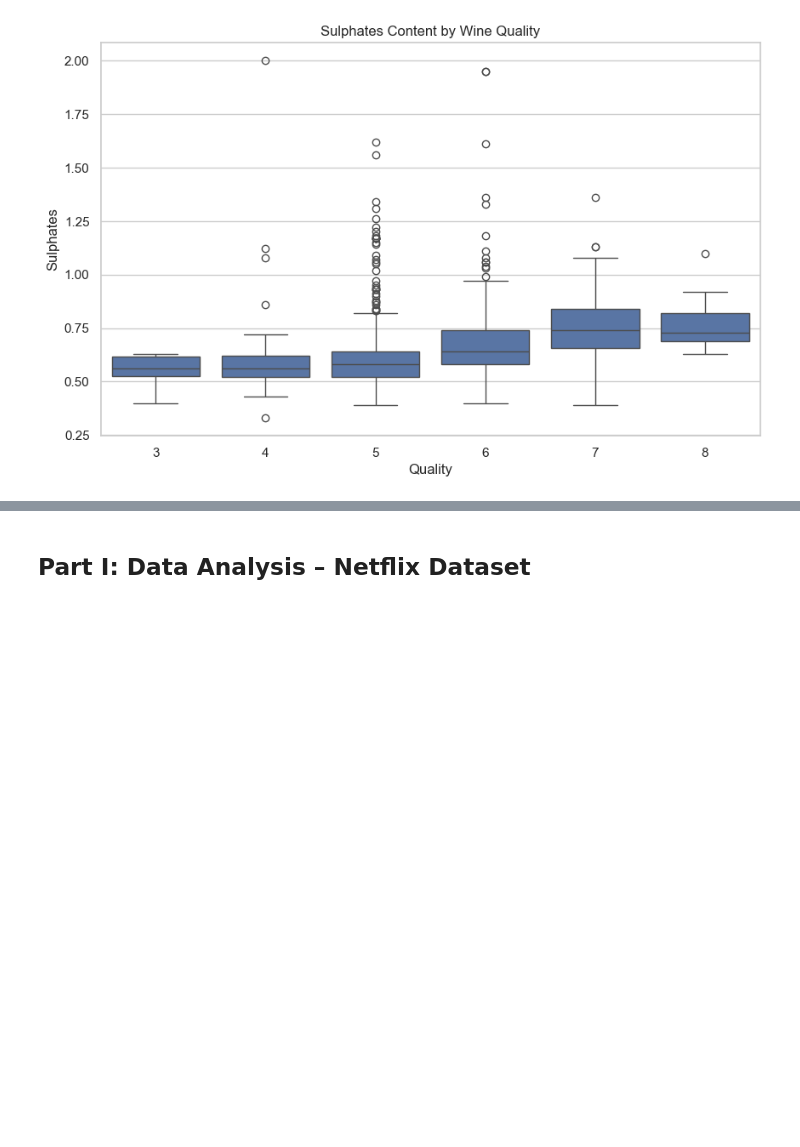
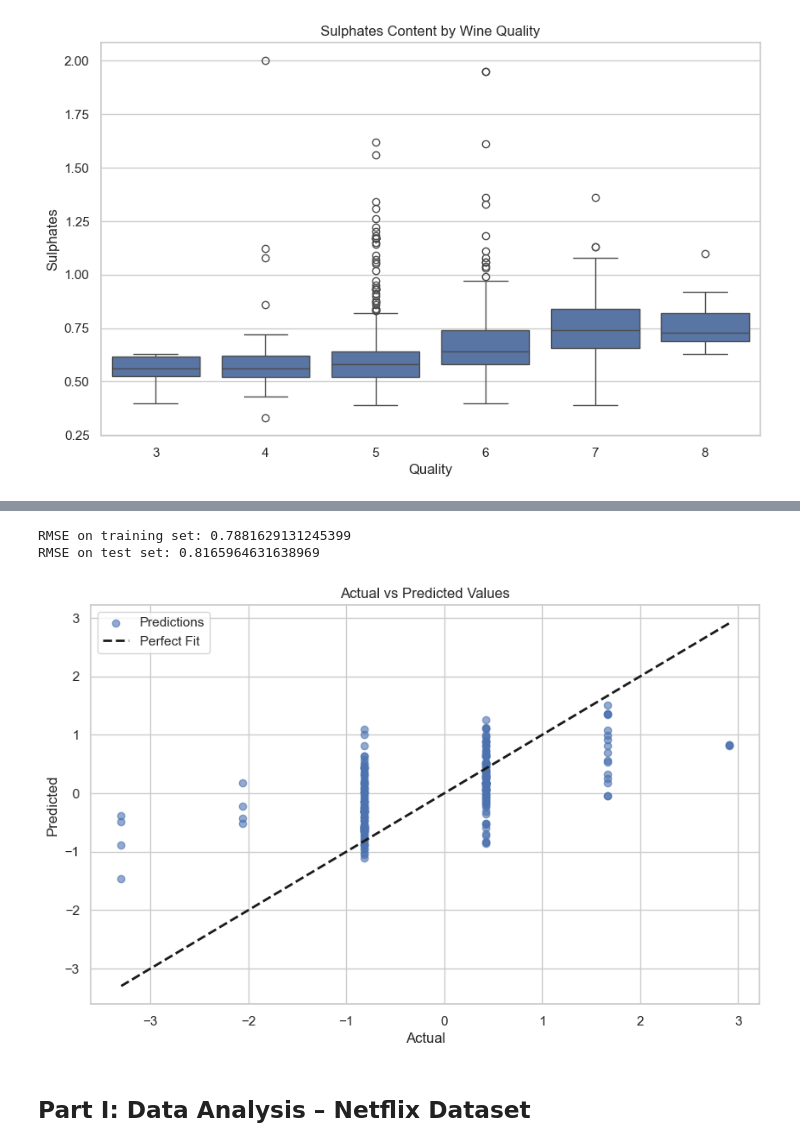
Before and after one commit to siqic4747/CSE474-574_Assignment_2, a Jupyter notebook: mthamilv_scheng42_assignment2_checkpoint.ipynb, the cells around one changed output, grey strips where cells are left out. Cells and saved outputs as stored; diff of their text form; code cells hidden in the pictures; blank space fills up the shorter version.

Commit message:
add wine datasets part II

```diff
--- a/mthamilv_scheng42_assignment2_checkpoint.ipynb
+++ b/mthamilv_scheng42_assignment2_checkpoint.ipynb
@@ -175,0 +207,12 @@ plt.show()
+# %%
+# 5. Create data matrices X and y
+X = df_wine.drop(columns=['quality']).values
+y = y.reshape(-1, 1)
+
+# Add bias term
+X = np.hstack((np.ones((X.shape[0], 1)), X))
+# %%
+# 6. Split the dataset into 80% training and 20% testing sets
+split_index = int(0.8 * X.shape[0])
+X_train, X_test = X[:split_index], X[split_index:]
+y_train, y_test = y[:split_index], y[split_index:]
@@ -175,0 +230,4 @@ plt.show()
+# %%
+# 8. Calculate the weight vector w using the OLS equation
+w = np.linalg.inv(X_train.T @ X_train) @ X_train.T @ y_train
+print("Weights:", w)
@@ -176,3 +248,29 @@ plt.show()
+# %%
+# 9. Get predictions
+y_pred_train = X_train @ w
+y_pred_test = X_test @ w
+
+# Calculate RMSE
+rmse_train = np.sqrt(np.mean((y_train - y_pred_train) ** 2))
+rmse_test = np.sqrt(np.mean((y_test - y_pred_test) ** 2))
+
+print("RMSE on training set:", rmse_train)
+print("RMSE on test set:", rmse_test)
+# %% [output]
+RMSE on training set: 0.7881629131245399
+RMSE on test set: 0.8165964631638969
+# %%
+# 10. Plot predictions vs actual data
+plt.figure(figsize=(10, 6))
+plt.scatter(y_test, y_pred_test, alpha=0.6, color='b', label='Predictions')
+plt.plot([y_test.min(), y_test.max()], [y_test.min(), y_test.max()], 'k--', lw=2, label='Perfect Fit')
+plt.xlabel('Actual')
+plt.ylabel('Predicted')
+plt.title('Actual vs Predicted Values')
+plt.legend()
+plt.show()
+# %% [output]
+[figure, added]
 # %% [markdown]
 <a id='part2'></a>
 ## Part I: Data Analysis – Netflix Dataset
```
Also changed, not shown: parts of 17 cells of this notebook.
